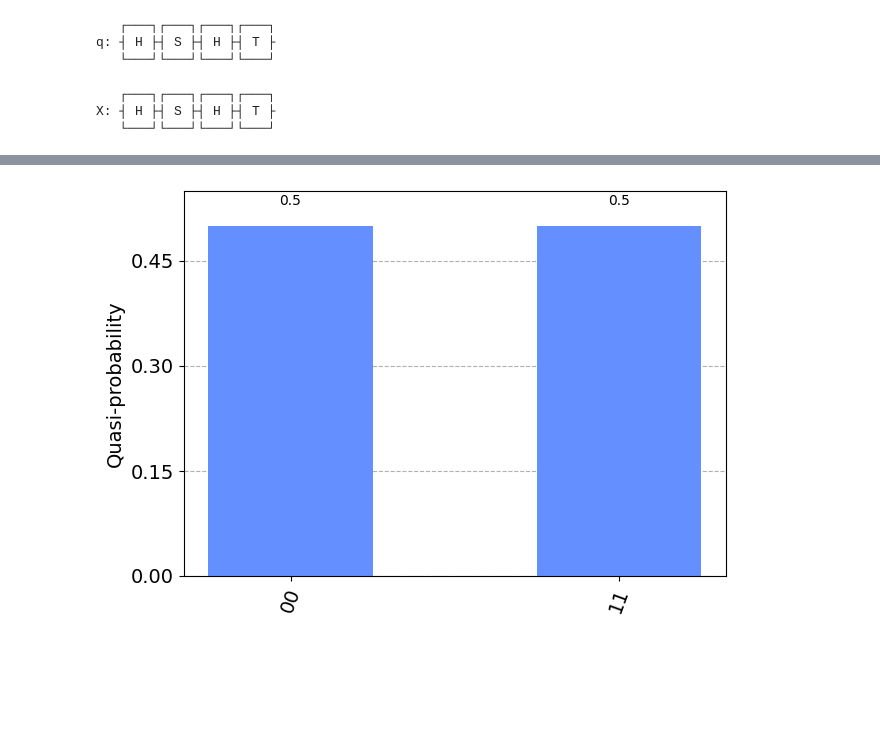
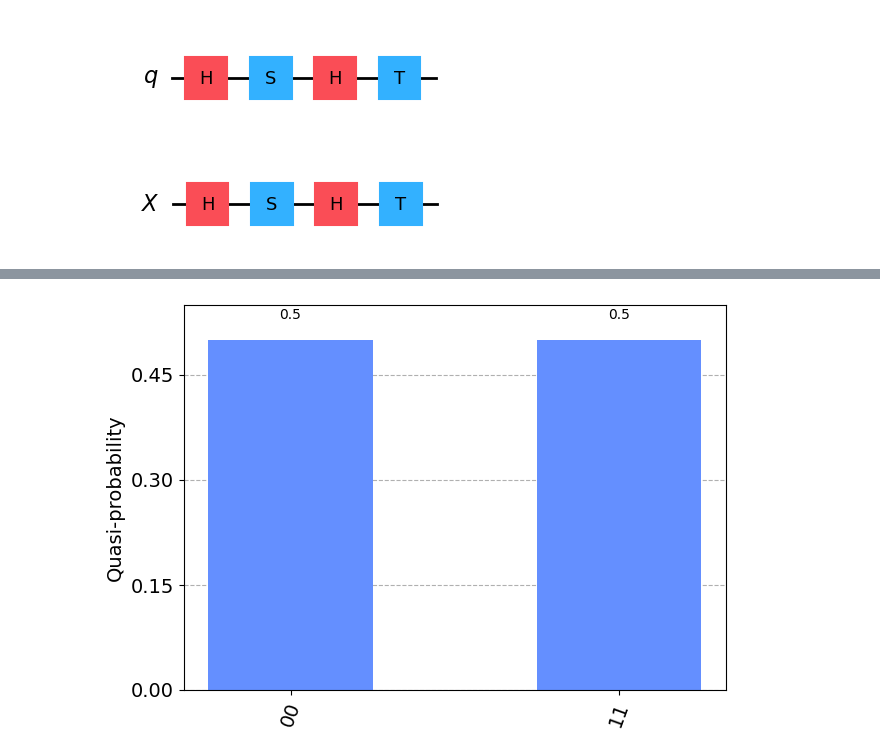
Before and after one commit to dannybozbay/Qiskit-Tutorials, a Jupyter notebook: notebooks/Lesson 3 - Quantum Circuits.ipynb, the cells around one changed output, grey strips where cells are left out. Cells and saved outputs as stored; diff of their text form; code cells hidden in the pictures; blank space fills up the shorter version.

```diff
--- a/notebooks/Lesson 3 - Quantum Circuits.ipynb
+++ b/notebooks/Lesson 3 - Quantum Circuits.ipynb
@@ -6,18 +6,16 @@ from qiskit.visualization import plot_histogram
 # %%
 # Initialise a quantum circuit with 1 input qubit
 circuit = QuantumCircuit(1)
 
 # Sequentially add gates (unitary operations) from left to right
 circuit.h(0)
 circuit.s(0)
 circuit.h(0)
 circuit.t(0)
 
-display(circuit.draw())
+display(circuit.draw(output='mpl'))
 # %% [output]
-   ┌───┐┌───┐┌───┐┌───┐
-q: ┤ H ├┤ S ├┤ H ├┤ T ├
-   └───┘└───┘└───┘└───┘
+[figure, added]
 # %%
 # Creating a qubit with our own name
 X = QuantumRegister(1, "X")
@@ -31,11 +29,9 @@ circuit.s(X)
 circuit.h(X)
 circuit.t(X)
 
-display(circuit.draw())
+display(circuit.draw(output='mpl'))
 # %% [output]
-   ┌───┐┌───┐┌───┐┌───┐
-X: ┤ H ├┤ S ├┤ H ├┤ T ├
-   └───┘└───┘└───┘└───┘
+[figure, added]
 # %%
 # Creating two qubits
 X = QuantumRegister(1, "X")
```
Also changed, not shown: parts of 1 cell of this notebook, 2 other files.
